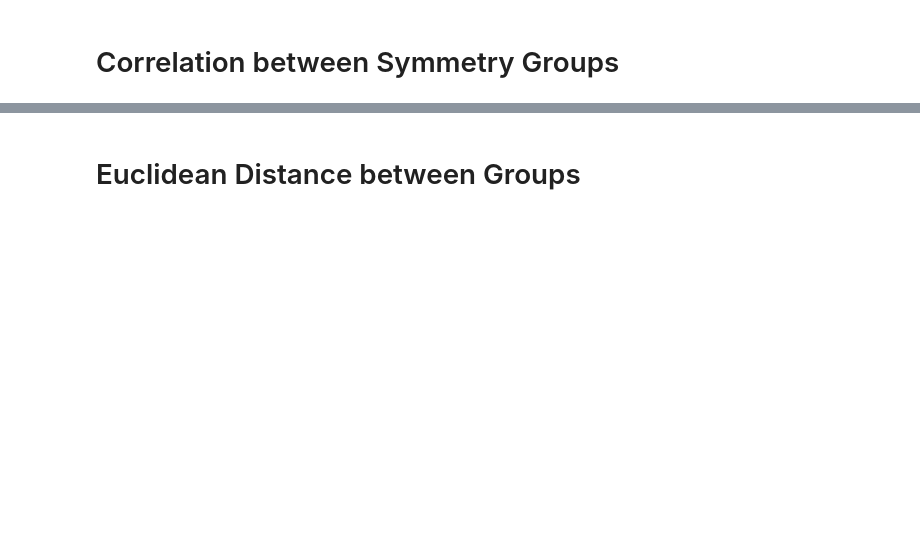
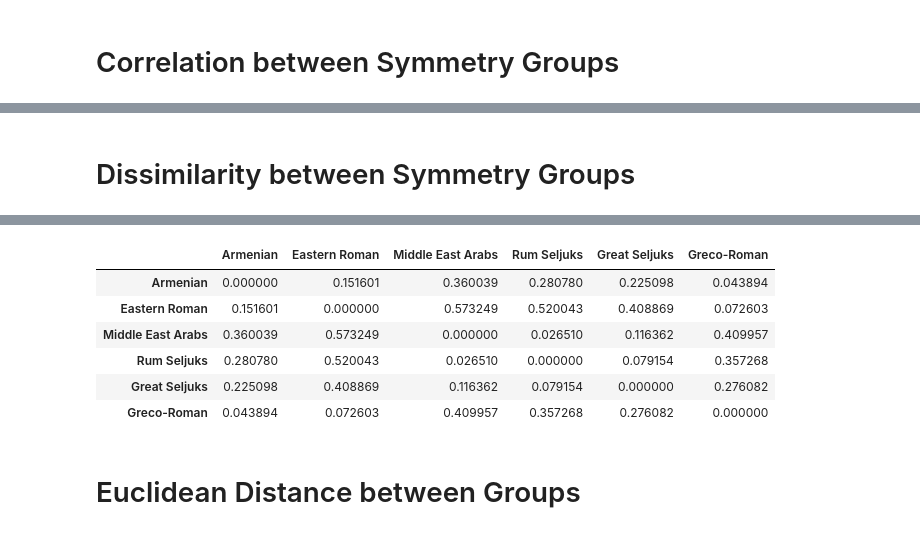
Before and after one commit to selimonat/ornament_symmgroups, a Jupyter notebook: notebook_GreekPaper.ipynb, the cells around one changed output, grey strips where cells are left out. Drawn from its saved outputs; the diff is of its cells as text; code cells hidden in the pictures; blank space fills up the shorter version.

```diff
--- a/notebook_GreekPaper.ipynb
+++ b/notebook_GreekPaper.ipynb
@@ -235 +260,3 @@ plt.savefig('/Users/onat/Documents/ornament_symmgroups/figure_histograms_paper_G
+# %% [markdown]
+# Dissimilarity between Symmetry Groups
 # %%
@@ -244,6 +272,16 @@ plt.savefig('/Users/onat/Documents/ornament_symmgroups/figure_corrmat_paper_Gree
 # %% [output]
 [interactive output not drawn]
 [interactive output not drawn]
+# %%
+dist_symm
+# %% [output]
+|  | Armenian | Eastern Roman | Middle East Arabs | Rum Seljuks | Great Seljuks | Greco-Roman |
+| Armenian | 0.000000 | 0.151601 | 0.360039 | 0.280780 | 0.225098 | 0.043894 |
+| Eastern Roman | 0.151601 | 0.000000 | 0.573249 | 0.520043 | 0.408869 | 0.072603 |
+| Middle East Arabs | 0.360039 | 0.573249 | 0.000000 | 0.026510 | 0.116362 | 0.409957 |
+| Rum Seljuks | 0.280780 | 0.520043 | 0.026510 | 0.000000 | 0.079154 | 0.357268 |
+| Great Seljuks | 0.225098 | 0.408869 | 0.116362 | 0.079154 | 0.000000 | 0.276082 |
+| Greco-Roman | 0.043894 | 0.072603 | 0.409957 | 0.357268 | 0.276082 | 0.000000 |
 # %% [markdown]
 # Euclidean Distance between Groups
 # %%
```
Also changed, not shown: parts of 14 cells of this notebook.
